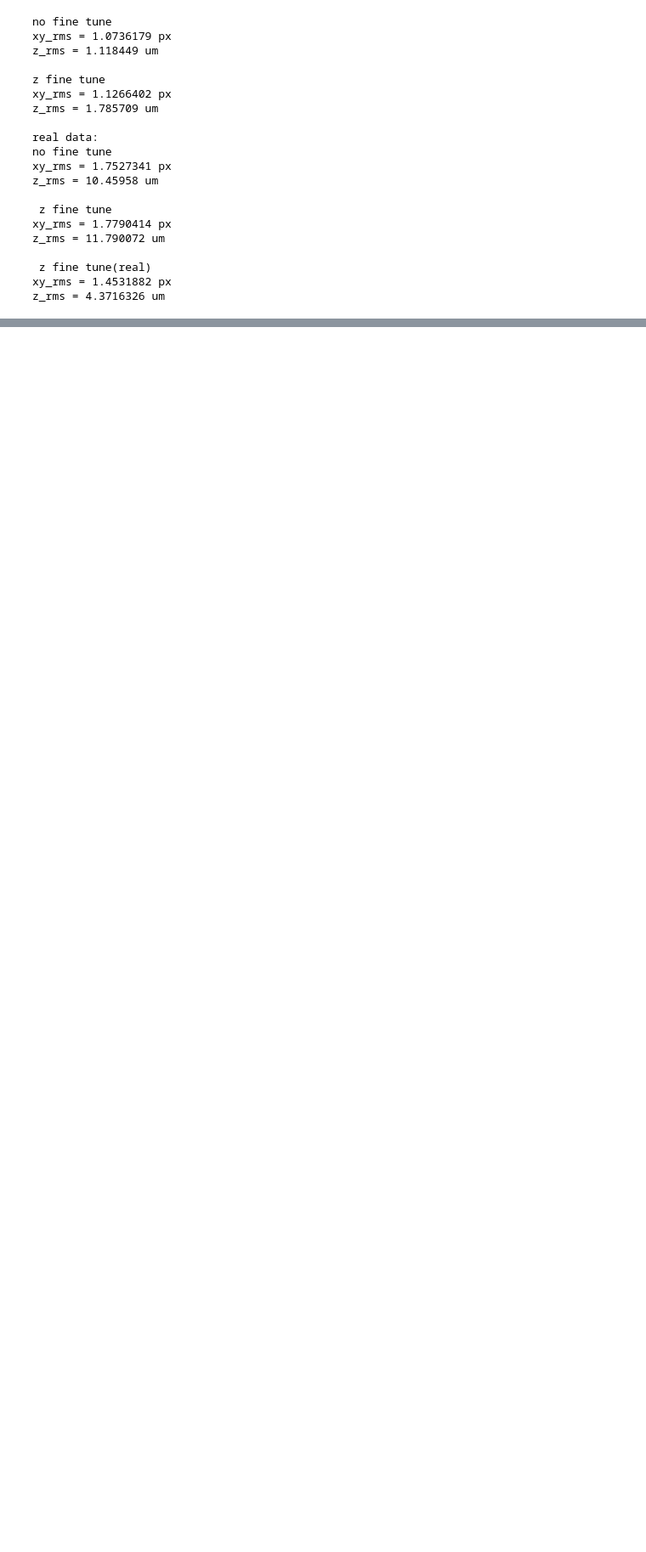
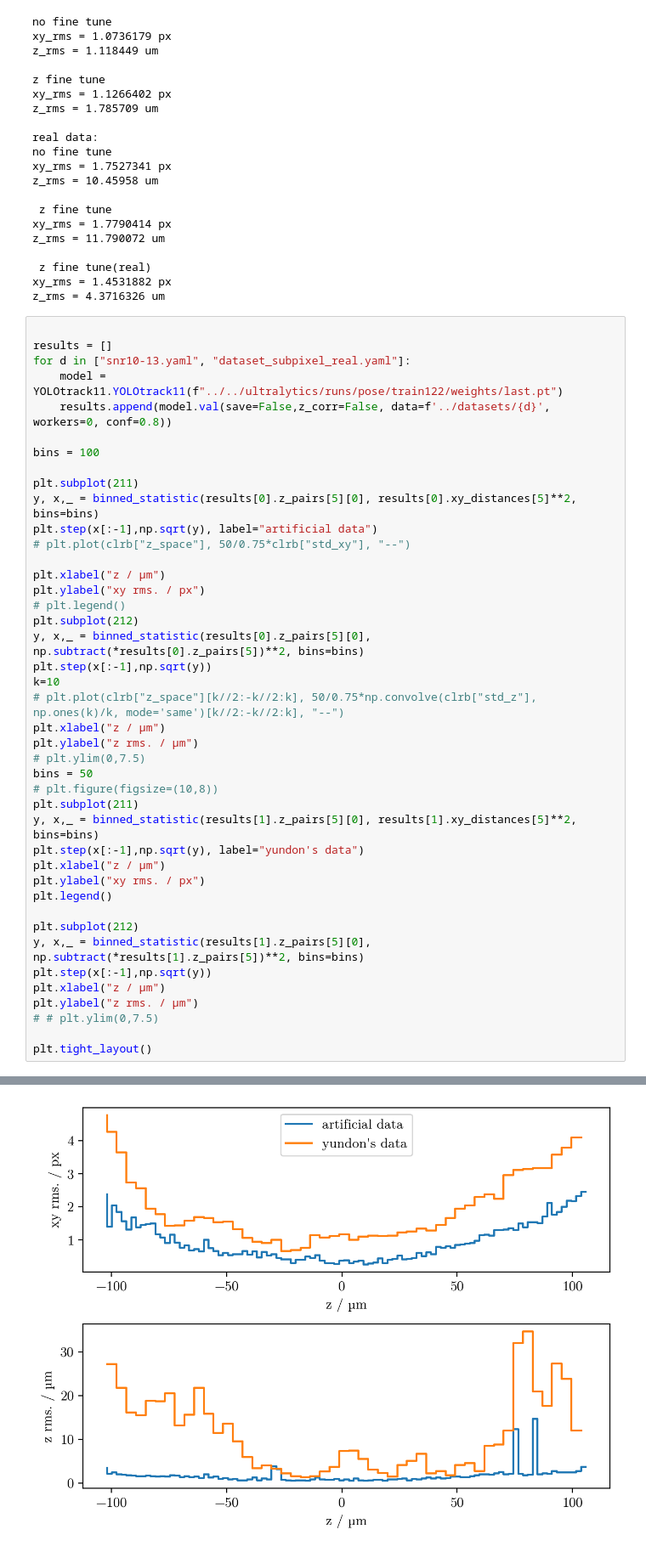
Before and after one commit to till-robert/YOLOtrack11, a Jupyter notebook: notebooks/zaxis_val.ipynb, the cells around one changed output, grey strips where cells are left out. Shown at 85% size. Cells and saved outputs as stored; diff of their text form; blank space fills up the shorter version.

```diff
--- a/notebooks/zaxis_val.ipynb
+++ b/notebooks/zaxis_val.ipynb
@@ -281,3 +281,46 @@ z_rms = 11.790072 um
  z fine tune(real)
 xy_rms = 1.4531882 px
 z_rms = 4.3716326 um
+# %%
+
+results = []
+for d in ["snr10-13.yaml", "dataset_subpixel_real.yaml"]:
+    model = YOLOtrack11.YOLOtrack11(f"../../ultralytics/runs/pose/train122/weights/last.pt")
+    results.append(model.val(save=False,z_corr=False, data=f'../datasets/{d}', workers=0, conf=0.8))
+
+bins = 100
+
+plt.subplot(211)
+y, x,_ = binned_statistic(results[0].z_pairs[5][0], results[0].xy_distances[5]**2, bins=bins)
+plt.step(x[:-1],np.sqrt(y), label="artificial data")
+# plt.plot(clrb["z_space"], 50/0.75*clrb["std_xy"], "--")
+
+plt.xlabel("z / µm")
+plt.ylabel("xy rms. / px")
+# plt.legend()
+plt.subplot(212)
+y, x,_ = binned_statistic(results[0].z_pairs[5][0], np.subtract(*results[0].z_pairs[5])**2, bins=bins)
+plt.step(x[:-1],np.sqrt(y))
+k=10
+# plt.plot(clrb["z_space"][k//2:-k//2:k], 50/0.75*np.convolve(clrb["std_z"], np.ones(k)/k, mode='same')[k//2:-k//2:k], "--")
+plt.xlabel("z / µm")
+plt.ylabel("z rms. / µm")
+# plt.ylim(0,7.5)
+bins = 50
+# plt.figure(figsize=(10,8))
+plt.subplot(211)
+y, x,_ = binned_statistic(results[1].z_pairs[5][0], results[1].xy_distances[5]**2, bins=bins)
+plt.step(x[:-1],np.sqrt(y), label="yundon's data")
+plt.xlabel("z / µm")
+plt.ylabel("xy rms. / px")
+plt.legend()
+
+plt.subplot(212)
+y, x,_ = binned_statistic(results[1].z_pairs[5][0], np.subtract(*results[1].z_pairs[5])**2, bins=bins)
+plt.step(x[:-1],np.sqrt(y))
+plt.xlabel("z / µm")
+plt.ylabel("z rms. / µm")
+# # plt.ylim(0,7.5)
+
+plt.tight_layout()
+# %% [output]
@@ -283,0 +335 @@ z_rms = 4.3716326 um
+[figure, added]
```
Also changed, not shown: parts of 2 cells of this notebook, 1 other file.
